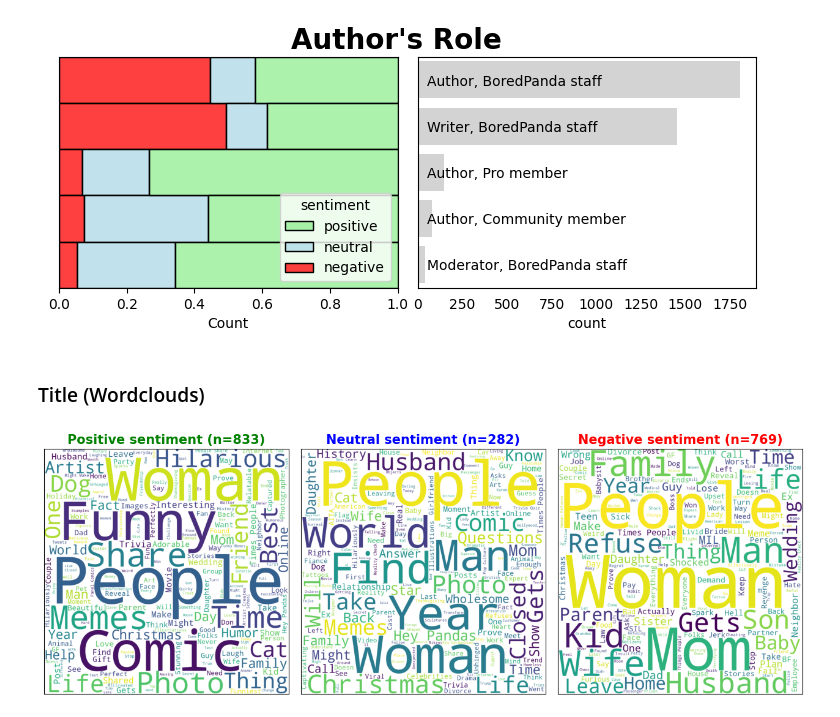
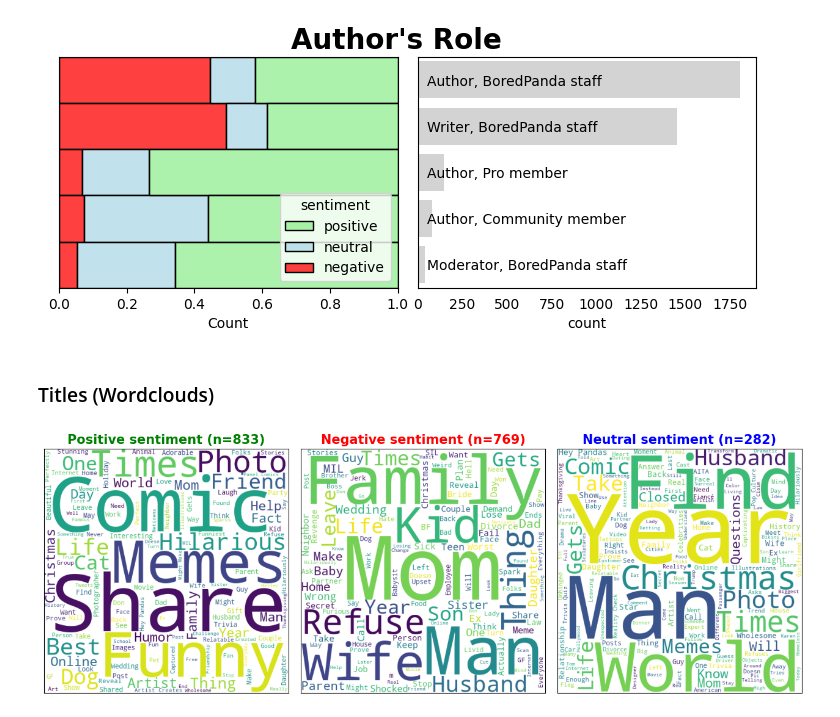
Before and after one commit to nick-peter-marcus/popculture-platform-sentiment-analysis, a Jupyter notebook: sentiment_analysis.ipynb, the cells around one changed output. Drawn from its saved outputs; the diff is of its cells as text; code cells hidden in the pictures.

```diff
--- a/sentiment_analysis.ipynb
+++ b/sentiment_analysis.ipynb
@@ -1107,36 +1122,40 @@ axs[1].set_ylabel(None);
 # %% [output]
 [figure]
 # %% [markdown]
-### Title (Wordclouds)
+### Titles (Wordclouds)
 # %%
+# Define words to be excluded from wordclouds
+stopwords = set(STOPWORDS)
+# Add tails from contractions
+stopwords.update(["re", "s", "t", "ve"])
+# Add words that appear equally often in all three sentiment groups
+stopwords.update(["New", "Pics", "Woman", "People", "Time"])
+
 # Set up wordcloud module
-stopwords = set(STOPWORDS)
-stopwords.update(["re", "s", "t", "ve", "New", "Pics"])
-
 wc = WordCloud(
     stopwords=stopwords,
     background_color="white",
-    width=1000,
-    height=1000,
+    width=500,
+    height=500,
     min_font_size=10
 )
 
-# Define canvas
+# Plot
 fig, axs = plt.subplots(figsize=(16,10), ncols=3)
 plt.subplots_adjust(wspace=0.05)
 
 # Create wordclouds of the post titles associated with the sentiments
-sentiments = ["positive", "neutral", "negative"]
-colors = ["green", "blue", "red"]
+sentiments = ["positive", "negative", "neutral"]
+colors = ["green", "red", "blue"]
 for axis, sentiment, color in zip(range(0,3), sentiments, colors):
     filtered_titles = df.loc[df["sentiment"] == sentiment, "title"]
     text = " ".join(filtered_titles)
     wordcloud = wc.generate(text)
     axs[axis].imshow(wordcloud)
     title_text = f"{sentiment.capitalize()} sentiment (n={len(filtered_titles)})"
     axs[axis].set_title(title_text, weight="bold", size=15, color=color)
     axs[axis].tick_params(left=False, bottom=False)
     axs[axis].set_xticklabels([])
     axs[axis].set_yticklabels([])
 # %% [output]
-[figure, old version]
+[figure, new version]
```
Also changed, not shown: parts of 20 cells of this notebook.
